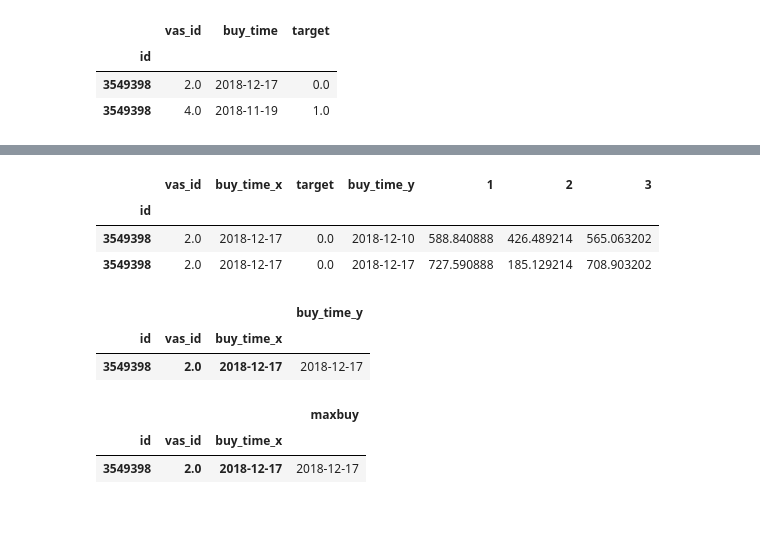
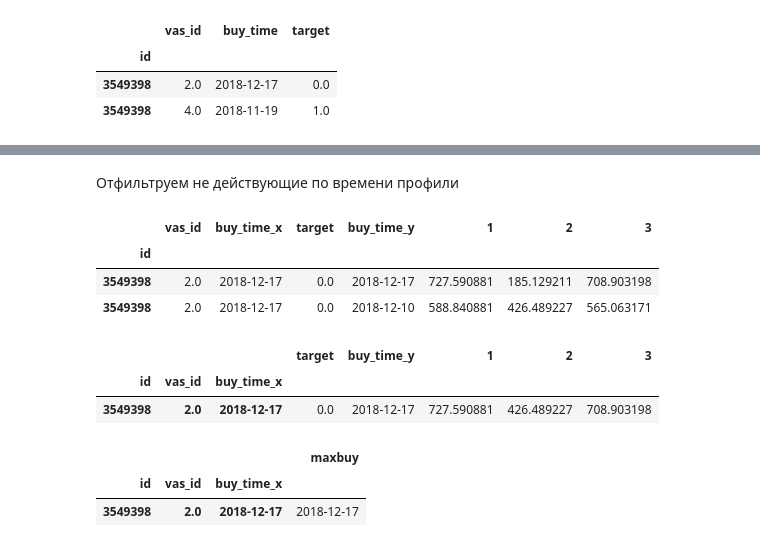
Before and after one commit to alex-chin/gb_megafone1, a Jupyter notebook: Project/megafone_offer_service.ipynb, the cells around one changed output, grey strips where cells are left out. Saved outputs shown, nothing was run; the diff lists cells and outputs as text; code cells hidden in the pictures; blank space fills up the shorter version.

```diff
--- a/Project/megafone_offer_service.ipynb
+++ b/Project/megafone_offer_service.ipynb
@@ -584,0 +678,2 @@ Name: 3, dtype: float64
+# %%
+feats = pd.read_pickle("features_optim.pkl.compress", compression="gzip")
@@ -635,5 +706,5 @@ data_train[data_train.index == 340716]
 # %%
-feat_35=features_new[features_new.index == 3549398][['buy_time','1','2','3']]
+feat_35=feats[feats.index == 3549398][['buy_time','1','2','3']]
 feat_35
 # %% [output]
 |  | buy_time | 1 | 2 | 3 |
@@ -661,17 +734,19 @@ fd_35
+# %% [markdown]
+Отфильтруем не действующие по времени профили
 # %%
 fd_35=fd_35.loc[fd_35.buy_time_x >= fd_35.buy_time_y]
-fd_35
+fd_35.sort_values(by='buy_time_y', ascending=False)
 # %% [output]
 |  | vas_id | buy_time_x | target | buy_time_y | 1 | 2 | 3 |
 | id |  |  |  |  |  |  |  |
-| 3549398 | 2.0 | 2018-12-17 | 0.0 | 2018-12-10 | 588.840888 | 426.489214 | 565.063202 |
-| 3549398 | 2.0 | 2018-12-17 | 0.0 | 2018-12-17 | 727.590888 | 185.129214 | 708.903202 |
+| 3549398 | 2.0 | 2018-12-17 | 0.0 | 2018-12-17 | 727.590881 | 185.129211 | 708.903198 |
+| 3549398 | 2.0 | 2018-12-17 | 0.0 | 2018-12-10 | 588.840881 | 426.489227 | 565.063171 |
 # %%
-fd_35.groupby(['id', 'vas_id','buy_time_x']).max()[['buy_time_y']]
+fd_35.groupby(['id', 'vas_id','buy_time_x']).max()
 # %% [output]
-|  |  |  | buy_time_y |
-| id | vas_id | buy_time_x |  |
-| 3549398 | 2.0 | 2018-12-17 | 2018-12-17 |
+|  |  |  | target | buy_time_y | 1 | 2 | 3 |
+| id | vas_id | buy_time_x |  |  |  |  |  |
+| 3549398 | 2.0 | 2018-12-17 | 0.0 | 2018-12-17 | 727.590881 | 426.489227 | 708.903198 |
 # %%
 fd_35.groupby(['id', 'vas_id','buy_time_x']).buy_time_y.agg(maxbuy  = 'max')
 # %% [output]
```
Also changed, not shown: parts of 29 cells of this notebook.
